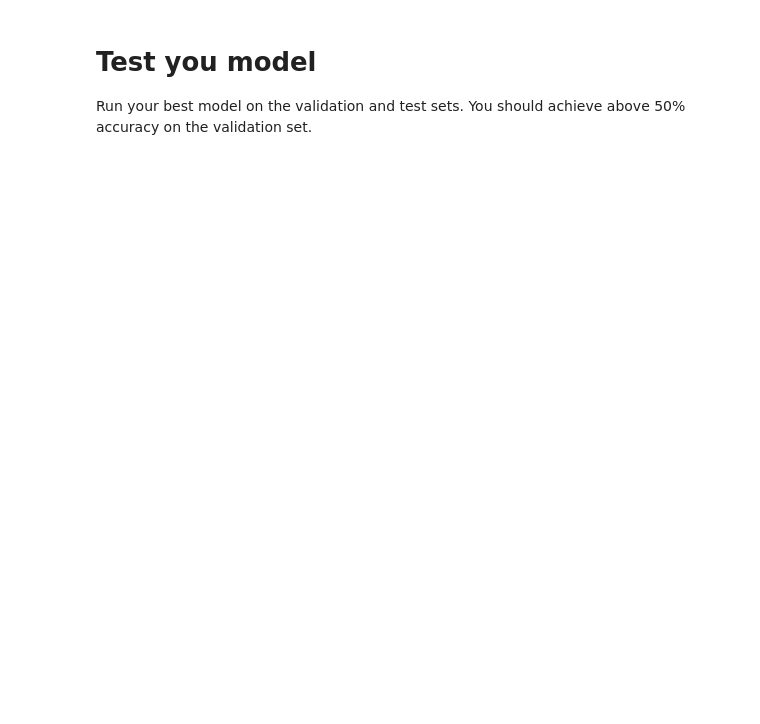
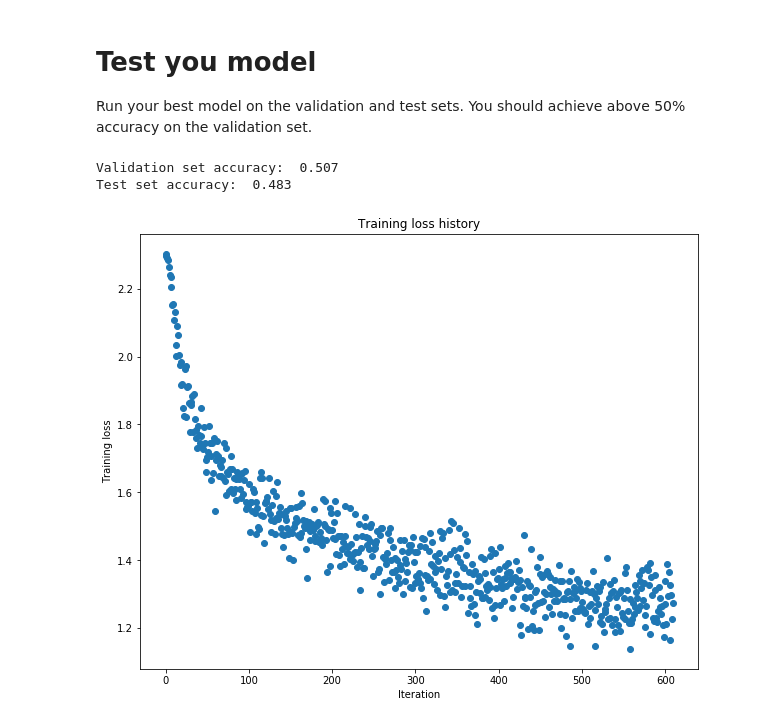
Before and after one commit to rickzglue/cs231n, a Jupyter notebook: assignment2/FullyConnectedNets.ipynb, the cells around one changed output. Drawn from its saved outputs; the diff is of its cells as text; code cells hidden in the pictures; blank space fills up the shorter version.

```diff
--- a/assignment2/FullyConnectedNets.ipynb
+++ b/assignment2/FullyConnectedNets.ipynb
@@ -814,7 +814,23 @@ best_model = None
 # batch normalization and dropout useful. Store your best model in the         #
 # best_model variable.                                                         #
 ################################################################################
-pass
+learning_rates = 1e-3
+weight_scale=3e-2
+
+model = FullyConnectedNet([100, 75, 50, 25], weight_scale=weight_scale)
+
+solver = Solver(model, data,
+              num_epochs=5, batch_size=300,
+              update_rule="adam",
+              optim_config={
+                'learning_rate': learning_rates
+              },
+              verbose=True)
+
+solver.train()
+
+best_model = model
+
 ################################################################################
 #                              END OF YOUR CODE                                #
 ################################################################################
@@ -826,3 +860,14 @@ y_test_pred = np.argmax(best_model.loss(data['X_test']), axis=1)
 y_val_pred = np.argmax(best_model.loss(data['X_val']), axis=1)
 print('Validation set accuracy: ', (y_val_pred == data['y_val']).mean())
 print('Test set accuracy: ', (y_test_pred == data['y_test']).mean())
+# %% [output]
+Validation set accuracy:  0.507
+Test set accuracy:  0.483
+# %%
+plt.plot(solver.loss_history, 'o')
+plt.title('Training loss history')
+plt.xlabel('Iteration')
+plt.ylabel('Training loss')
+plt.show()
+# %% [output]
+[figure, added]
```
Also changed, not shown: parts of 1 cell of this notebook.
